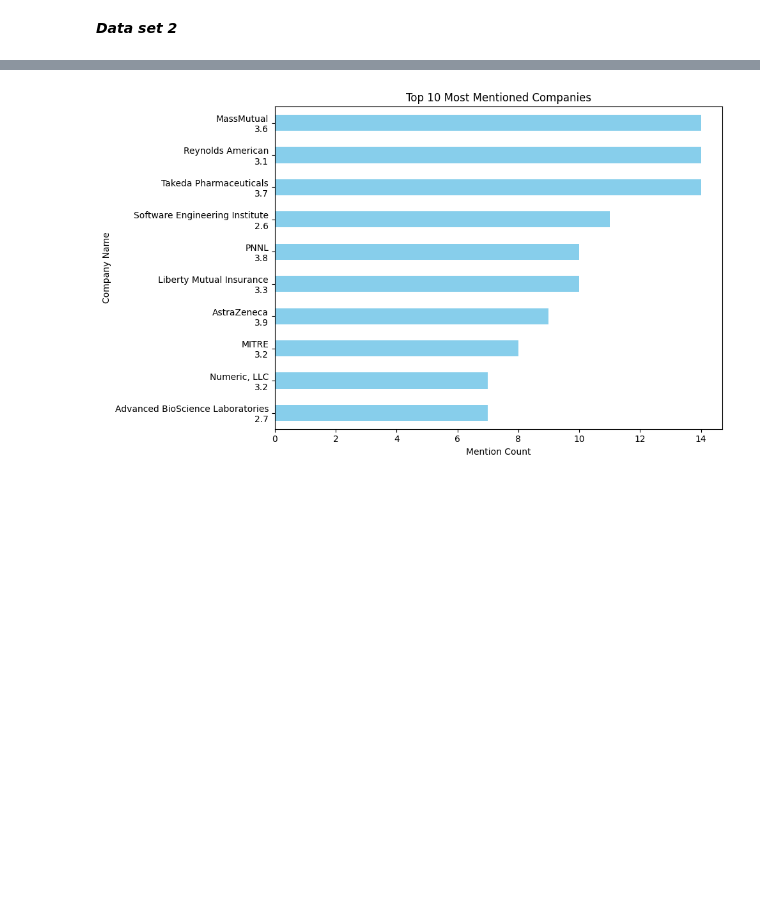
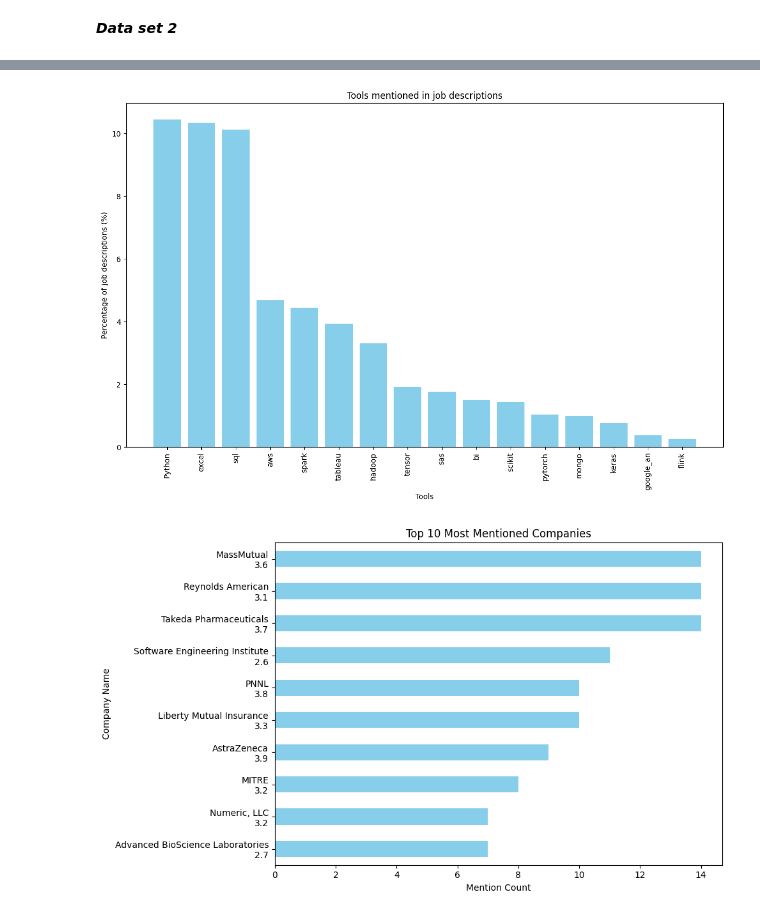
Before and after one commit to datschman/DataScientist, a Jupyter notebook: notebooks/website_content.ipynb, the cells around one changed output, grey strips where cells are left out. Drawn from its saved outputs; the diff is of its cells as text; code cells hidden in the pictures; blank space fills up the shorter version.

```diff
--- a/notebooks/website_content.ipynb
+++ b/notebooks/website_content.ipynb
@@ -82,6 +85,43 @@ data2.head(2)
 |  | index | Job Title | Salary Estimate | Job Description | Rating | Company Name | Location | Headquarters | ... |
 | 0 | 0 | Data Scientist | $53K-$91K (Glassdoor est.) | Data Scientist\nLocation: Albuque... | 3.8 | Tecolote Research\n3.8 | Albuquerque, NM | Goleta, CA | ... |
 | 1 | 1 | Healthcare Data Scientist | $63K-$112K (Glassdoor est.) | What You Will Do:\n\nI. General S... | 3.4 | University of Maryland Medical Sy... | Linthicum, MD | Baltimore, MD | ... |
+# %%
+import pandas as pd
+import matplotlib.pyplot as plt
+
+# Charger le jeu de données
+file_path = '../raw_data/data_cleaned_2021.csv'
+data2 = pd.read_csv(file_path)
+
+# Extraire les colonnes de compétences (colonnes de 'python' à 'google_an')
+skills_columns = ['Python', 'spark', 'aws', 'excel', 'sql', 'sas', 'keras', 'pytorch', 'scikit', 'tensor', 'hadoop', 'tableau', 'bi', 'flink', 'mongo', 'google_an']
+
+# Convertir les colonnes de compétences en numériques (entiers)
+data2[skills_columns] = data2[skills_columns].apply(pd.to_numeric, errors='coerce').fillna(0).astype(int)
+
+# Calculer le nombre et les pourcentages de mentions de chaque compétence
+skill_counts = data2[skills_columns].sum()
+total_jobs = len(data)
+skill_percentages = (skill_counts / total_jobs) * 100
+
+# Créer un DataFrame pour les pourcentages de compétences et trier par pourcentage en ordre décroissant
+skill_percentages_df = skill_percentages.reset_index()
+skill_percentages_df.columns = ['Skill', 'Percentage']
+skill_percentages_df = skill_percentages_df.sort_values(by='Percentage', ascending=False)
+
+# Créer le graphique en barres
+plt.figure(figsize=(12, 8))
+plt.bar(skill_percentages_df['Skill'], skill_percentages_df['Percentage'], color='skyblue')
+plt.xlabel('Tools')
+plt.ylabel('Percentage of job descriptions (%)')
+plt.title('Tools mentioned in job descriptions')
+plt.xticks(rotation=90)
+plt.tight_layout()
+
+# Afficher le graphique en barres
+plt.show()
+# %% [output]
+[figure, added]
 # %%
 # 1. Top 20 Most Mentioned Companies
 top_20_most_mentioned_companies = data2['Company Name'].value_counts().head(10).sort_values(ascending=False)
```
Also changed, not shown: parts of 4 cells of this notebook, 4 other files.
